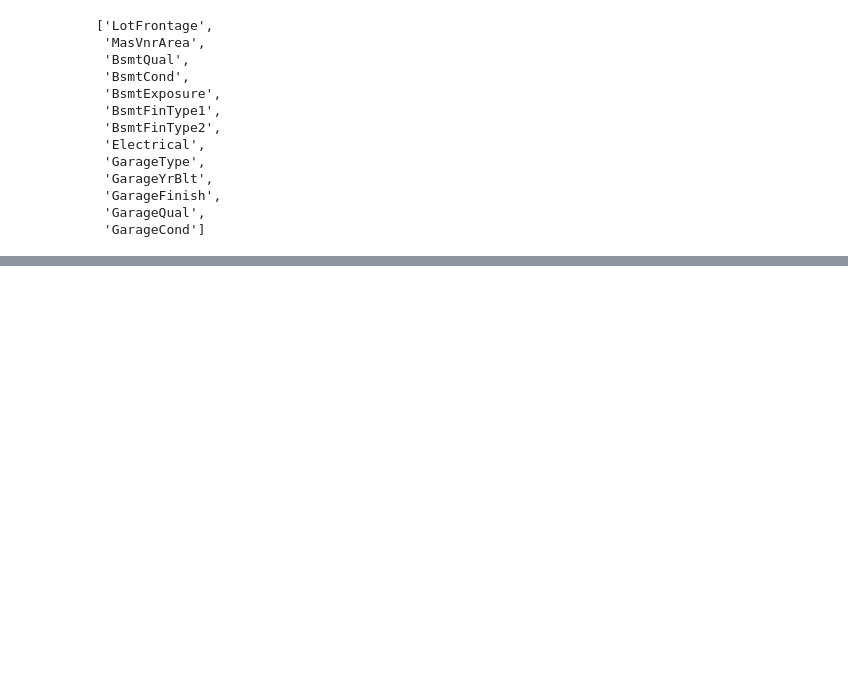
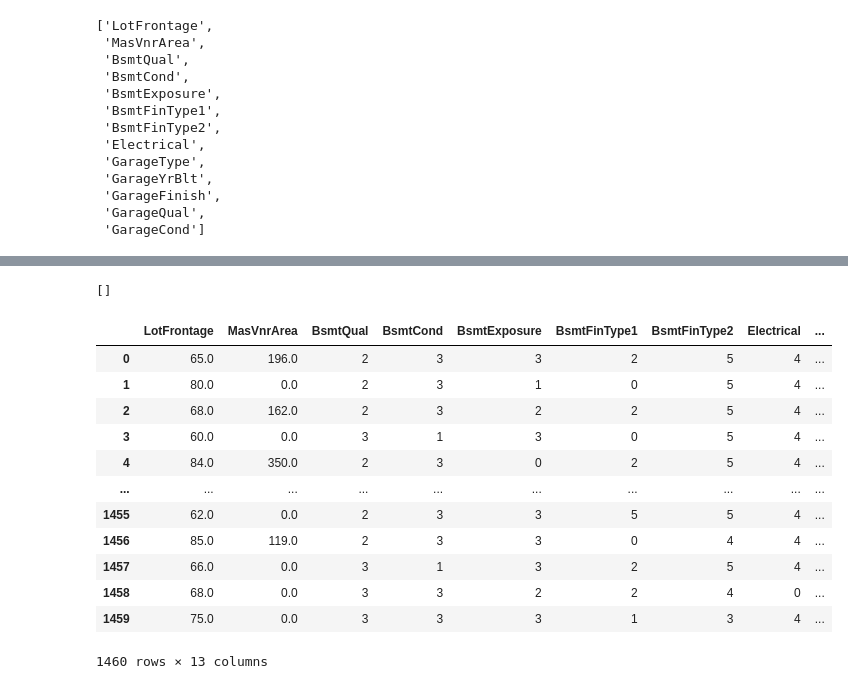
Before and after one commit to aliyan08/house-prices-advanced-regression-techniques, a Jupyter notebook: preprocessing.ipynb, the cells around one changed output, grey strips where cells are left out. Saved outputs shown, nothing was run; the diff lists cells and outputs as text; code cells hidden in the pictures; blank space fills up the shorter version.

```diff
--- a/preprocessing.ipynb
+++ b/preprocessing.ipynb
@@ -76,0 +119,22 @@ cols_with_missing
+# %%
+# non-numeric columns in data
+columns  = [col for col in data.columns if not pd.api.types.is_numeric_dtype(data[col])]
+columns
+# %% [output]
+[]
+# %%
+data[cols_with_missing]
+# %% [output]
+|  | LotFrontage | MasVnrArea | BsmtQual | BsmtCond | BsmtExposure | BsmtFinType1 | BsmtFinType2 | Electrical | ... |
+| 0 | 65.0 | 196.0 | 2 | 3 | 3 | 2 | 5 | 4 | ... |
+| 1 | 80.0 | 0.0 | 2 | 3 | 1 | 0 | 5 | 4 | ... |
+| 2 | 68.0 | 162.0 | 2 | 3 | 2 | 2 | 5 | 4 | ... |
+| 3 | 60.0 | 0.0 | 3 | 1 | 3 | 0 | 5 | 4 | ... |
+| 4 | 84.0 | 350.0 | 2 | 3 | 0 | 2 | 5 | 4 | ... |
+| ... | ... | ... | ... | ... | ... | ... | ... | ... | ... |
+| 1455 | 62.0 | 0.0 | 2 | 3 | 3 | 5 | 5 | 4 | ... |
+| 1456 | 85.0 | 119.0 | 2 | 3 | 3 | 0 | 4 | 4 | ... |
+| 1457 | 66.0 | 0.0 | 3 | 1 | 3 | 2 | 5 | 4 | ... |
+| 1458 | 68.0 | 0.0 | 3 | 3 | 2 | 2 | 4 | 0 | ... |
+| 1459 | 75.0 | 0.0 | 3 | 3 | 3 | 1 | 3 | 4 | ... |
+1460 rows × 13 columns
```
Also changed, not shown: parts of 8 cells of this notebook.
